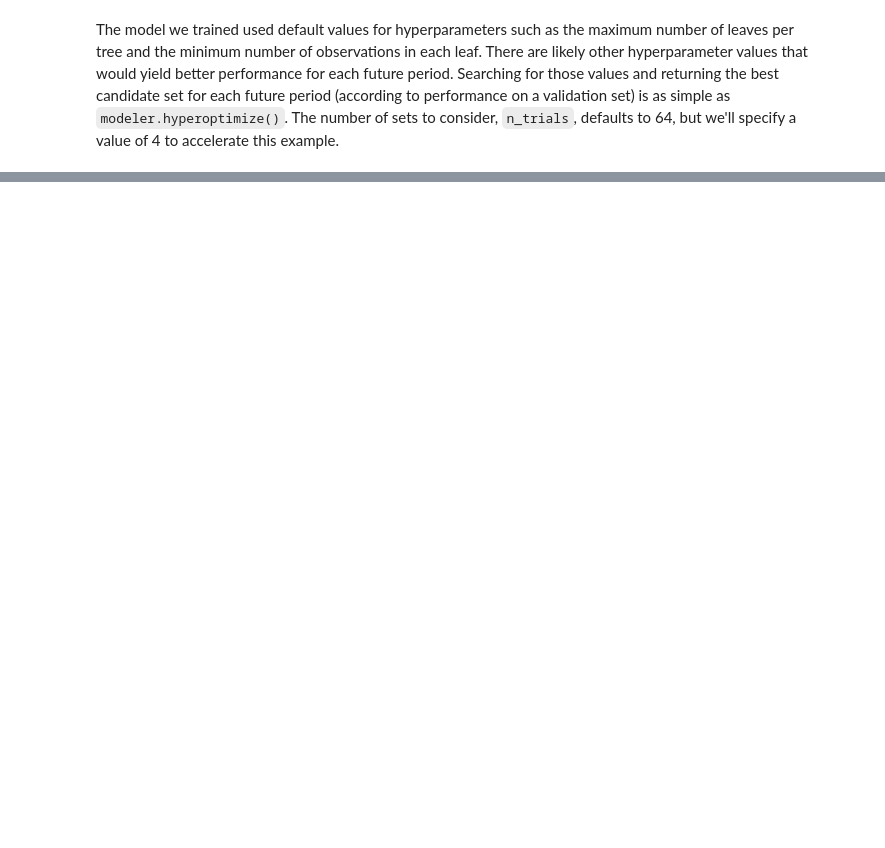
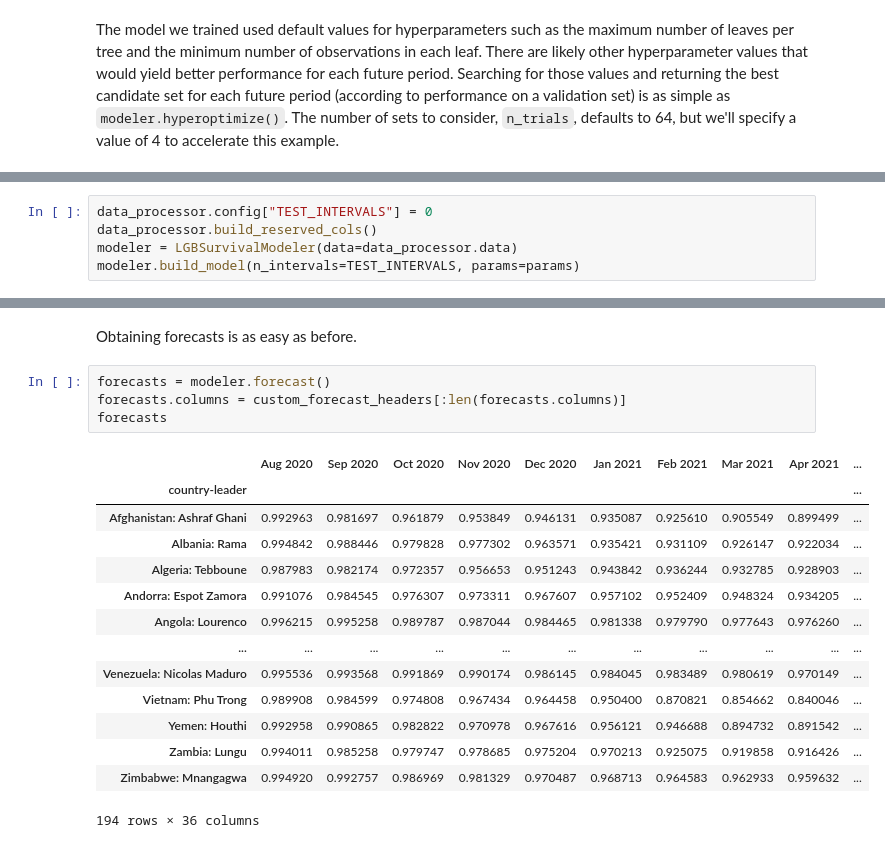
Before and after one commit to IDA-HumanCapital/fife, a Jupyter notebook: examples/country_leadership.ipynb, the cells around one changed output, grey strips where cells are left out. Cells and saved outputs as stored; diff of their text form; blank space fills up the shorter version.

```diff
--- a/examples/country_leadership.ipynb
+++ b/examples/country_leadership.ipynb
@@ -323,0 +410,5 @@ hyperoptimized_metrics
+# %%
+data_processor.config["TEST_INTERVALS"] = 0
+data_processor.build_reserved_cols()
+modeler = LGBSurvivalModeler(data=data_processor.data)
+modeler.build_model(n_intervals=TEST_INTERVALS, params=params)
@@ -323,0 +433,21 @@ hyperoptimized_metrics
+# %% [markdown]
+Obtaining forecasts is as easy as before.
+# %%
+forecasts = modeler.forecast()
+forecasts.columns = custom_forecast_headers[:len(forecasts.columns)]
+forecasts
+# %% [output]
+|  | Aug 2020 | Sep 2020 | Oct 2020 | Nov 2020 | Dec 2020 | Jan 2021 | Feb 2021 | Mar 2021 | Apr 2021 | ... |
+| country-leader |  |  |  |  |  |  |  |  |  | ... |
+| Afghanistan: Ashraf Ghani | 0.992963 | 0.981697 | 0.961879 | 0.953849 | 0.946131 | 0.935087 | 0.925610 | 0.905549 | 0.899499 | ... |
+| Albania: Rama | 0.994842 | 0.988446 | 0.979828 | 0.977302 | 0.963571 | 0.935421 | 0.931109 | 0.926147 | 0.922034 | ... |
+| Algeria: Tebboune | 0.987983 | 0.982174 | 0.972357 | 0.956653 | 0.951243 | 0.943842 | 0.936244 | 0.932785 | 0.928903 | ... |
+| Andorra: Espot Zamora | 0.991076 | 0.984545 | 0.976307 | 0.973311 | 0.967607 | 0.957102 | 0.952409 | 0.948324 | 0.934205 | ... |
+| Angola: Lourenco | 0.996215 | 0.995258 | 0.989787 | 0.987044 | 0.984465 | 0.981338 | 0.979790 | 0.977643 | 0.976260 | ... |
+| ... | ... | ... | ... | ... | ... | ... | ... | ... | ... | ... |
+| Venezuela: Nicolas Maduro | 0.995536 | 0.993568 | 0.991869 | 0.990174 | 0.986145 | 0.984045 | 0.983489 | 0.980619 | 0.970149 | ... |
+| Vietnam: Phu Trong | 0.989908 | 0.984599 | 0.974808 | 0.967434 | 0.964458 | 0.950400 | 0.870821 | 0.854662 | 0.840046 | ... |
+| Yemen: Houthi | 0.992958 | 0.990865 | 0.982822 | 0.970978 | 0.967616 | 0.956121 | 0.946688 | 0.894732 | 0.891542 | ... |
+| Zambia: Lungu | 0.994011 | 0.985258 | 0.979747 | 0.978685 | 0.975204 | 0.970213 | 0.925075 | 0.919858 | 0.916426 | ... |
+| Zimbabwe: Mnangagwa | 0.994920 | 0.992757 | 0.986969 | 0.981329 | 0.970487 | 0.968713 | 0.964583 | 0.962933 | 0.959632 | ... |
+194 rows × 36 columns
```
Also changed, not shown: parts of 26 cells of this notebook.
